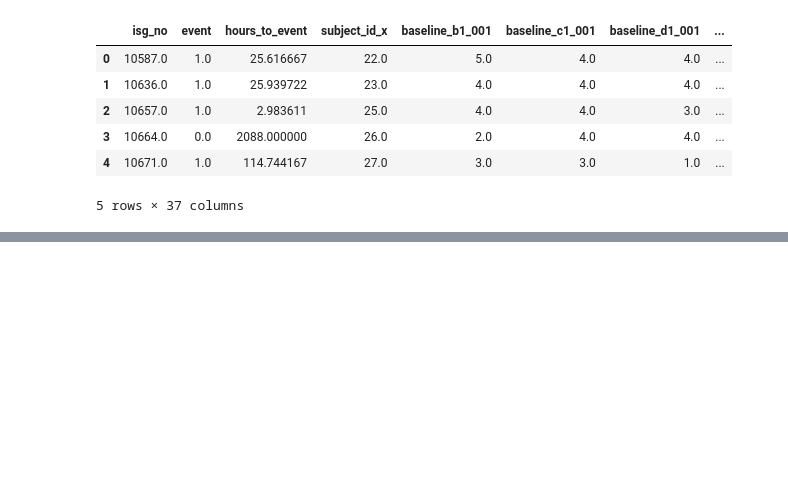
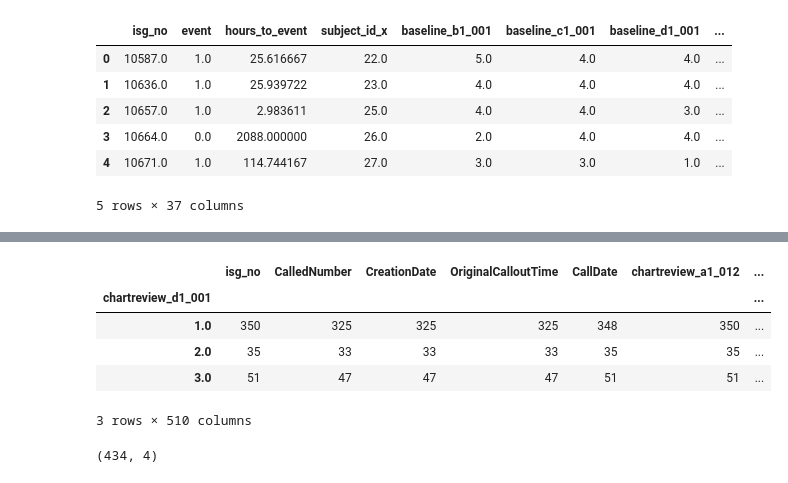
Before and after one commit to equinn1/Smoking_Cessation, a Jupyter notebook: notebooks/whosein_final.ipynb, the cells around one changed output, grey strips where cells are left out. Drawn from its saved outputs; the diff is of its cells as text; code cells hidden in the pictures; blank space fills up the shorter version.

```diff
--- a/notebooks/whosein_final.ipynb
+++ b/notebooks/whosein_final.ipynb
@@ -420,0 +520,15 @@ mrg4.head()
+# %%
+mcdf.groupby('chartreview_d1_001').count()
+# %% [output]
+|  | isg_no | CalledNumber | CreationDate | OriginalCalloutTime | CallDate | chartreview_a1_012 | ... |
+| chartreview_d1_001 |  |  |  |  |  |  | ... |
+| 1.0 | 350 | 325 | 325 | 325 | 348 | 350 | ... |
+| 2.0 | 35 | 33 | 33 | 33 | 35 | 35 | ... |
+| 3.0 | 51 | 47 | 47 | 47 | 51 | 51 | ... |
+3 rows × 510 columns
+# %%
+mrg5 = mcdf.loc[(mcdf['chartreview_d1_001'] > 0.0) & (mcdf['isg_no'] < 99990.0)][['isg_no',  \
+            'chartreview_d1_001','chartreview_e1_005','chartreview_e1_006']]
+print(mrg5.shape)
+# %% [output]
+(434, 4)
```
Also changed, not shown: parts of 12 cells of this notebook, 3 other files.
